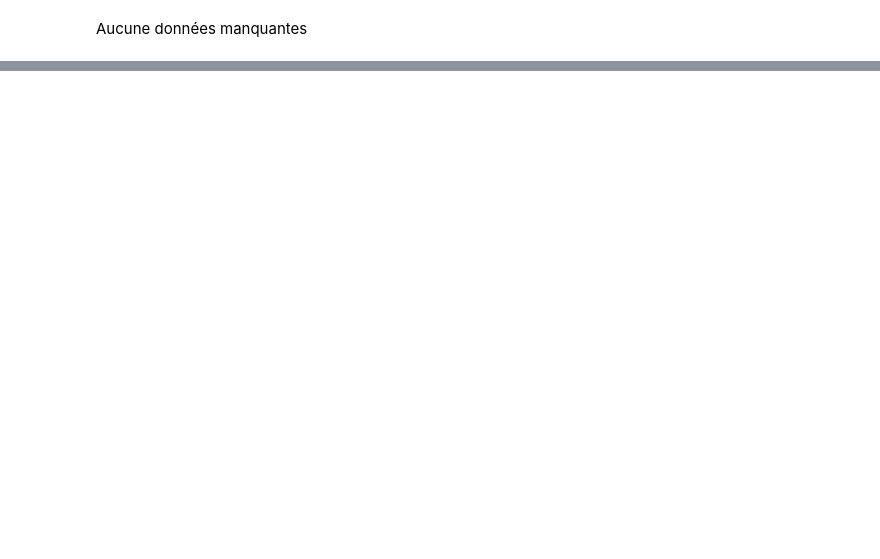
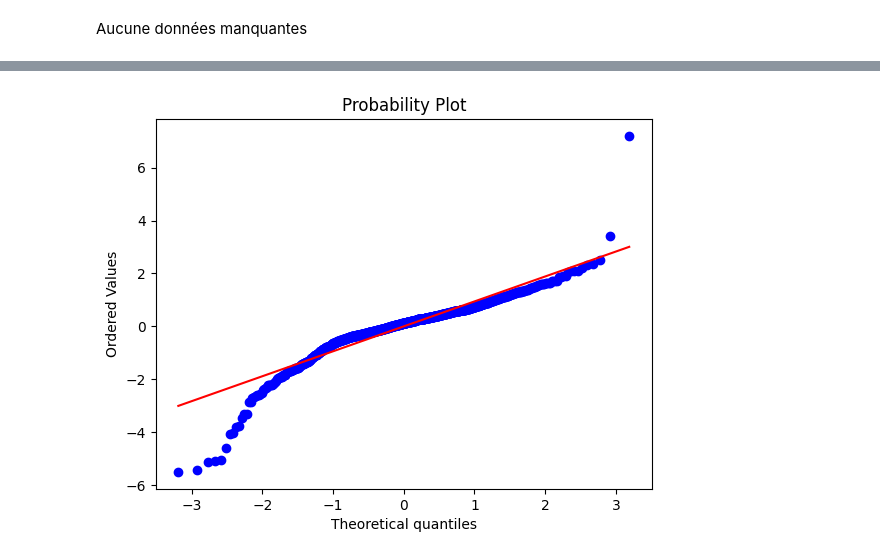
Before and after one commit to TheoGuil/jedha_projects, a Jupyter notebook: Deployment/study.ipynb, the cells around one changed output, grey strips where cells are left out. Cells and saved outputs as stored; diff of their text form; code cells hidden in the pictures; blank space fills up the shorter version.

Commit message:
[Deployment] create ML model

```diff
--- a/Deployment/study.ipynb
+++ b/Deployment/study.ipynb
@@ -246,0 +466,3 @@ Aucune données manquantes
+# %%
+# Train the model
+history = model.fit(train_batch, epochs=100, validation_data=test_batch)
@@ -246,0 +491,13 @@ Aucune données manquantes
+# %%
+from sklearn.metrics import r2_score
+
+# Prédire les valeurs sur le jeu de test
+predictions_train = model(X_train.toarray())
+predictions_test = model(X_test.toarray())
+
+# Calculer le R2 score
+r2_train = r2_score(Y_train, predictions_train)
+r2_test = r2_score(Y_test, predictions_test)
+
+print("R2 Score train: ", r2_train)
+print("R2 Score test: ", r2_test)
@@ -246,0 +513,14 @@ Aucune données manquantes
+# %%
+import plotly.graph_objects as go
+
+# Votre code existant
+result = pd.DataFrame()
+result["real"] = Y_test.values
+result["prediction"] = predictions_test.numpy().flatten()
+fig = px.scatter(result, y="real", x="prediction")
+
+# Ajouter une ligne
+line = go.Scatter(x=result["real"], y=result["real"], mode='lines', name='Ligne de prédiction')
+fig.add_trace(line)
+
+fig.show()
@@ -246,0 +529,6 @@ Aucune données manquantes
+# %%
+result["residuals"] = Y_test.values - predictions_test.numpy().flatten()
+# standadize residuals
+result["standardized_residuals"] = (result["residuals"] - result["residuals"].mean()) / result["residuals"].std()
+
+px.scatter(result, y="standardized_residuals", x="prediction")
@@ -246,0 +537,11 @@ Aucune données manquantes
+# %%
+import scipy.stats as stats
+import matplotlib.pyplot as plt
+
+# Create Q-Q plot
+stats.probplot(result["standardized_residuals"], dist="norm", plot=plt)
+
+# Show the plot
+plt.show()
+# %% [output]
+[figure, added]
```
Also changed, not shown: parts of 20 cells of this notebook, 5 other files.
